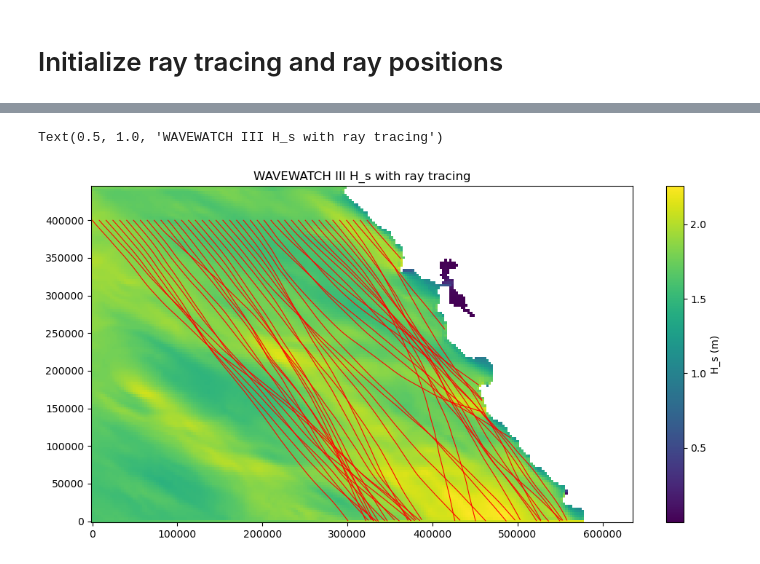
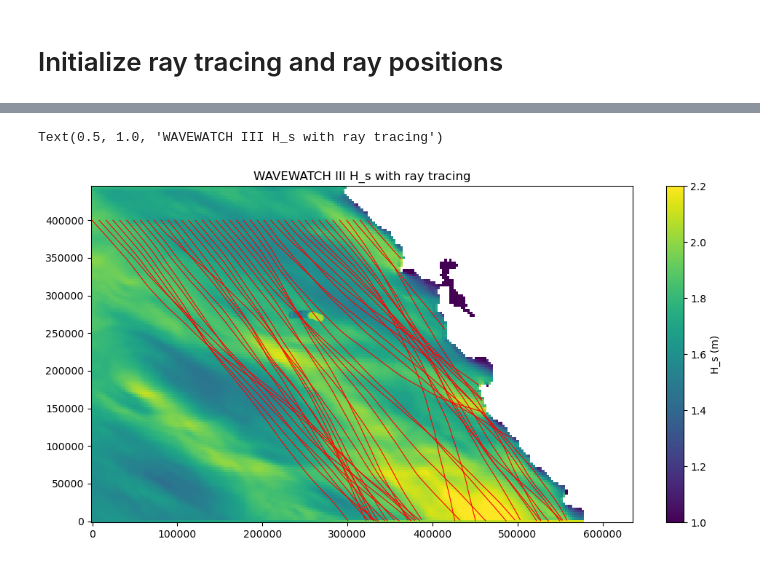
Before and after one commit to mines-oceanography/mantaray, a Jupyter notebook: notebooks/krieger-demo/wave_height_validation_dev.ipynb, the cells around one changed output, grey strips where cells are left out. Saved outputs shown, nothing was run; the diff lists cells and outputs as text; code cells hidden in the pictures.

```diff
--- a/notebooks/krieger-demo/wave_height_validation_dev.ipynb
+++ b/notebooks/krieger-demo/wave_height_validation_dev.ipynb
@@ -118,11 +93,12 @@ u = ww_slice.ucur[0,:,:].values
 v = ww_slice.vcur[0,:,:].values
 # %%
 # Convert Saildrone values into meter scale
-#sd_lat = sub_1062.latitude.values[0]
-#sd_lon = sub_1062.longitude.values[0]+360
-#lat_index = np.argmin(abs(ww_2021.latitude.values - sd_lat))
-#lon_index = np.argmin(abs(ww_2021.longitude.values - sd_lon))
+first_sd_lat = sub_1062.latitude.values[0]
+first_sd_lon = sub_1062.longitude.values[0]+360
+first_lat_index = np.argmin(abs(ww_2021.latitude.values - first_sd_lat))
+first_lon_index = np.argmin(abs(ww_2021.longitude.values - first_sd_lon))
 
+'''
 sd_y = []
 sd_x = []
 for i in range(len(sub_1062.latitude.values)):
@@ -134,3 +110,4 @@ for i in range(len(sub_1062.latitude.values)):
     x = lon_index*dx
     sd_y.append(y)
     sd_x.append(x)
+'''
@@ -157,3 +116,15 @@ sd_x
+# %%
+lon_mean = np.mean(ww_slice.longitude)
+lat_mean = np.mean(ww_slice.latitude)
+
+# Step 1
+Lon_meter0 = ((ww_slice.longitude-np.mean(ww_slice.longitude))*1_852*60*np.cos(np.mean(ww_slice.latitude)*np.pi/180))
+Lat_meter0 = ((ww_slice.latitude-np.mean(ww_slice.latitude))*1_852*60)
+
+# Step 2
+Lon_traj_meter = ((sub_1062.longitude - lon_mean) * 1_852 * 60 * np.cos(lat_mean * np.pi / 180)) + np.max(Lon_meter0)
+Lat_traj_meter = ((sub_1062.latitude - lat_mean) * 1_852 * 60) + np.max(Lat_meter0)
+Lon_traj_meter = np.flip(np.abs(Lon_traj_meter))
 # %%
 '''
 ds = xr.Dataset(
@@ -179,4 +150,21 @@ ds = xr.Dataset(
 
 #ds.to_netcdf('m_scale_refraction_bathy.nc', format="NETCDF3_CLASSIC")
 '''
+surface_1062 = sub_1062.sel(cell_depth=0, method='nearest')
+ww_m = xr.load_dataset('data/currents/m_scale_wavewatch_refraction_slice.nc')
+sd_ww_x_diff = np.abs(Lon_traj_meter[0]) - ww_m.x[first_lon_index]
+Lon_traj_meter = Lon_traj_meter-sd_ww_x_diff
+
+hs = sub_1062.sea_surface_wave_significant_height.values
+u = surface_1062.eastward_sea_water_velocity.values
+v = surface_1062.northward_sea_water_velocity.values
+x = Lon_traj_meter.data
+y = Lat_traj_meter.data
+
+ds = xr.Dataset(
+    data_vars={
+        "x": (["time"], x),
+        "y": (["time"], y),
+        "u": (["time", "x"], u, {"long_name": "u", "units": "m/s"}),
+    })
 # %% [output]
@@ -257,17 +319,18 @@ Text(0.5, 1.0, 'WAVEWATCH III currents with ray tracing')
 # %%
 X = ds.x
 Y = ds.y
 U = (ds.u**2 + ds.v**2)**.5
 hs = ds.hs
 plt.figure(figsize=(12, 6))
-cs = plt.pcolormesh(X, Y, hs)
+cs = plt.pcolormesh(X, Y, hs, vmin=1, vmax=2.2)
 for i in range(bundle.ray.size)[::2]:
     ray = bundle.isel(ray=i)
     plt.plot(ray.x, ray.y, 'red', lw=.78)
-#plt.scatter(sd_x_meters, sd_y_meters, c=non_masked, marker='o', label='SD 1062 data')
+#plt.plot(Lon_traj_meter-sd_ww_x_diff, Lat_traj_meter, marker='o', c='b', ms=1)
+plt.scatter(Lon_traj_meter[::6], Lat_traj_meter[::6], c=non_masked_1062, vmin=1, vmax=2.2)
 #plt.legend(loc='upper right')
 plt.colorbar(cs, label='H_s (m)')
 plt.title('WAVEWATCH III H_s with ray tracing')
 # %% [output]
 Text(0.5, 1.0, 'WAVEWATCH III H_s with ray tracing')
-[figure, old version]
+[figure, new version]
```
Also changed, not shown: parts of 13 cells of this notebook, 6 other files.
